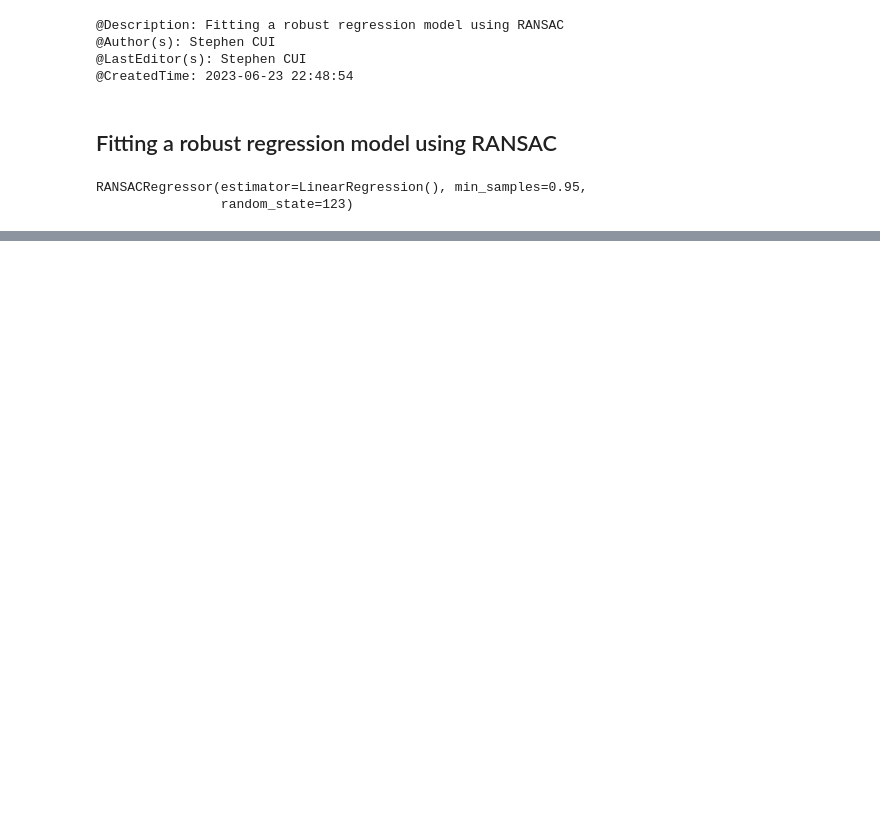
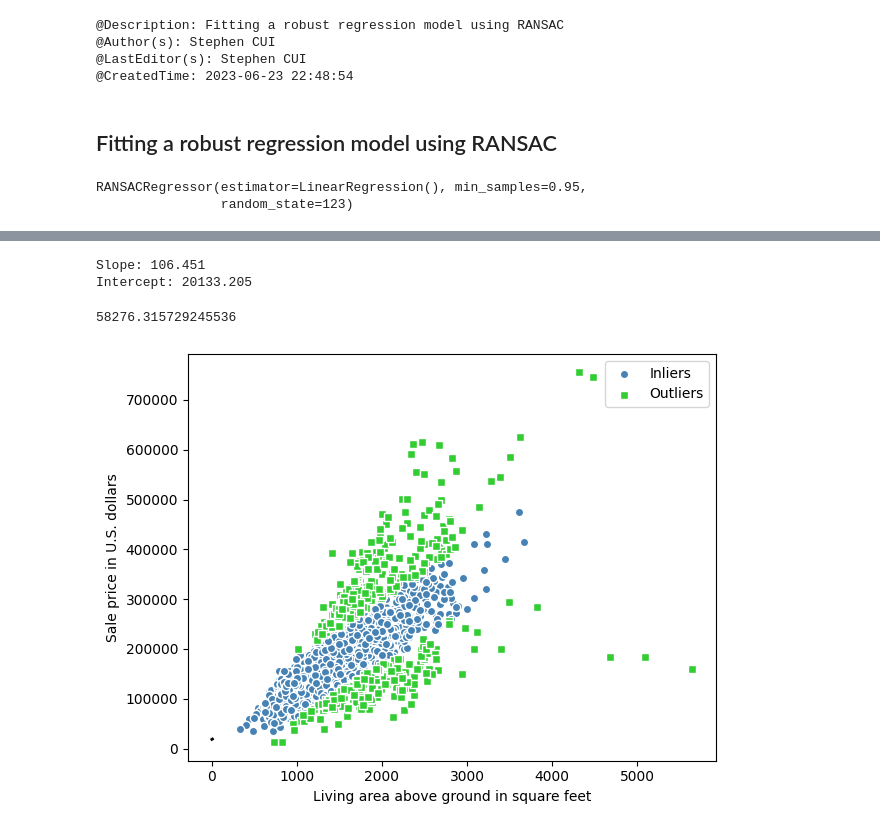
Before and after one commit to JPL-JUNO/Machine-Learning, a Jupyter notebook: MLPS/Codes/Ch09/3_RANSAC.ipynb, the cells around one changed output, grey strips where cells are left out. Saved outputs shown, nothing was run; the diff lists cells and outputs as text; code cells hidden in the pictures; blank space fills up the shorter version.

```diff
--- a/MLPS/Codes/Ch09/3_RANSAC.ipynb
+++ b/MLPS/Codes/Ch09/3_RANSAC.ipynb
@@ -39,0 +63,6 @@ RANSACRegressor(estimator=LinearRegression(), min_samples=0.95,
+# %%
+print(f'Slope: {ransac.estimator_.coef_[0]:.3f}')
+print(f'Intercept: {ransac.estimator_.intercept_:.3f}')
+# %% [output]
+Slope: 106.451
+Intercept: 20133.205
@@ -39,0 +73,33 @@ RANSACRegressor(estimator=LinearRegression(), min_samples=0.95,
+# %%
+from utilsML.funcs import mean_absolute_deviation
+mean_absolute_deviation(y)
+# %% [output]
+58276.315729245536
+# %%
+ransac_65000 = RANSACRegressor(
+    LinearRegression(),
+    max_trials=100,
+    min_samples=.95, # randomly choose training examples to be at least 95%
+    residual_threshold=65_000,
+    # scikit-learn uses the MAD estimate to select the inlier threshold
+    # MAD stands for Median absolute deviation of the target values
+    random_state=123
+)
+ransac_65000.fit(X, y)
+inlier_mask = ransac_65000.inlier_mask_
+outlier_mask = np.logical_not(inlier_mask)
+line_X = np.arange(3, 10, 1)
+line_y_ransac = ransac_65000.predict(line_X[:, np.newaxis])
+fig, ax = plt.subplots()
+ax.scatter(X[inlier_mask], y[inlier_mask], c='steelblue', edgecolor='white',
+           marker='o', label='Inliers')
+ax.scatter(X[outlier_mask], y[outlier_mask], c='limegreen', edgecolor='white',
+           marker='s', label='Outliers')
+ax.plot(line_X, line_y_ransac, color='black', lw=2)
+ax.set_xlabel('Living area above ground in square feet')
+ax.set_ylabel('Sale price in U.S. dollars')
+plt.legend()
+plt.tight_layout()
+plt.show()
+# %% [output]
+[figure, added]
```
Also changed, not shown: parts of 4 cells of this notebook.
